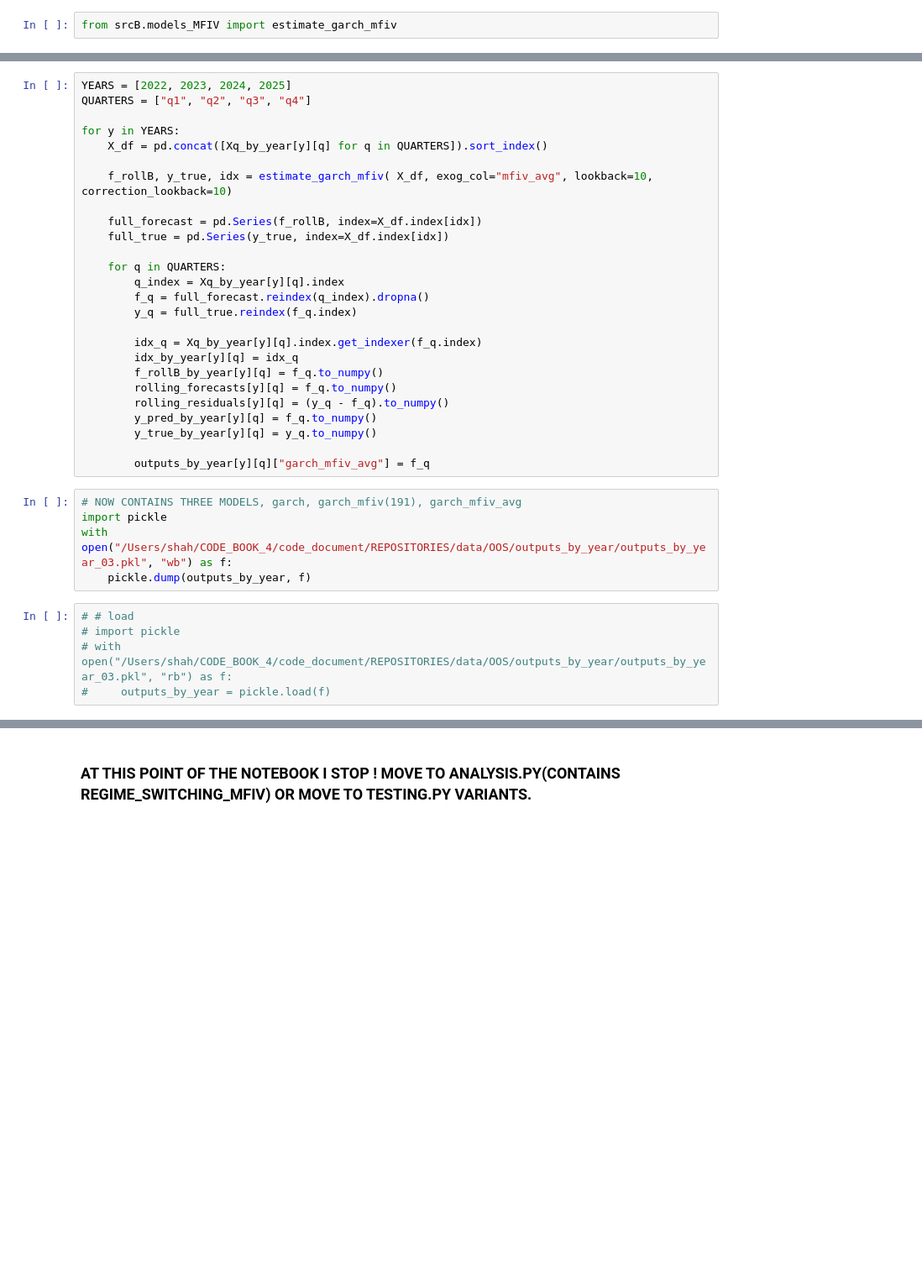
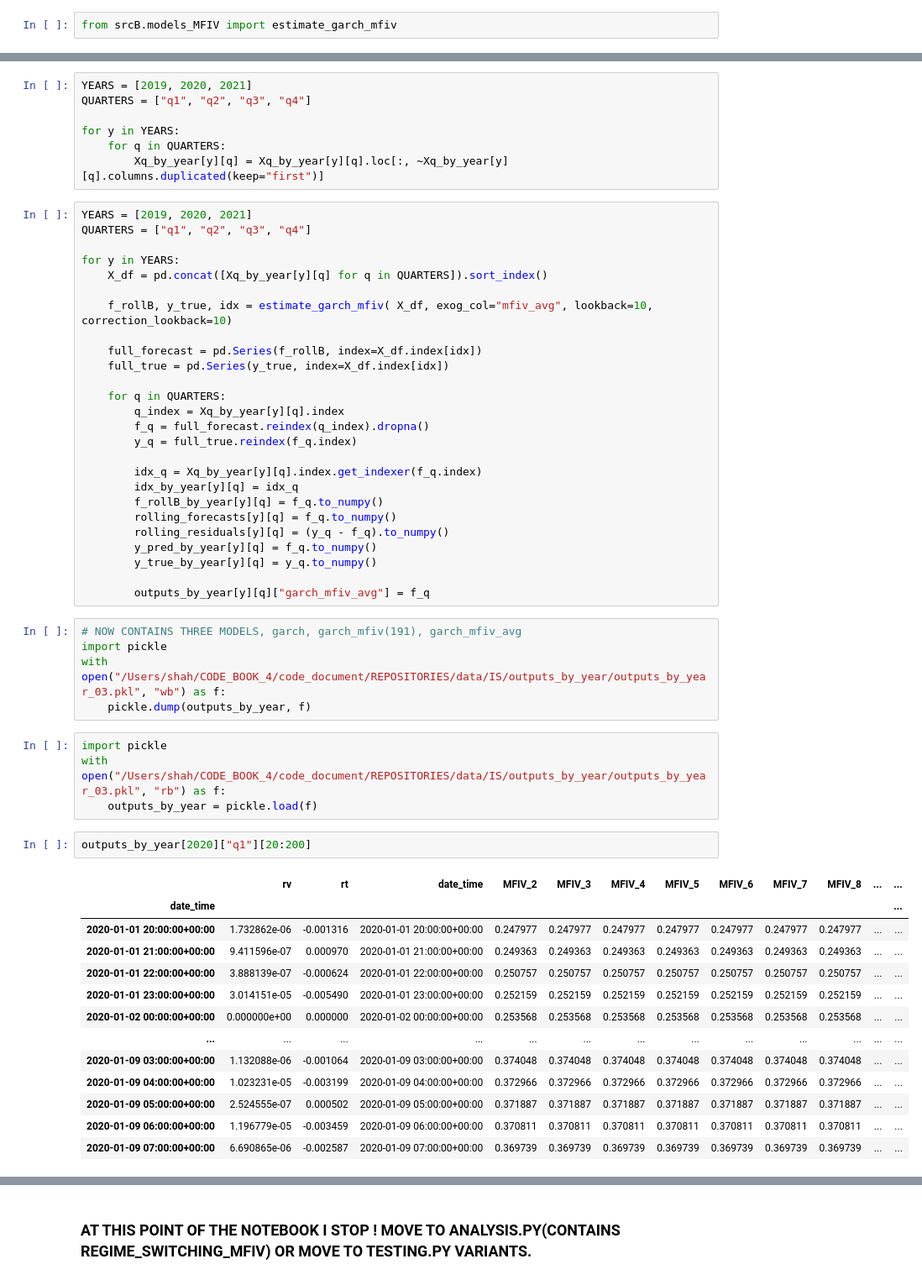
Before and after one commit to Shahahaha11/ModellingAndForecastingVolatility, a Jupyter notebook: Modelling_OOS.ipynb, the cells around one changed output, grey strips where cells are left out. Shown at 84% size. Cells and saved outputs as stored; diff of their text form; blank space fills up the shorter version.

```diff
--- a/Modelling_OOS.ipynb
+++ b/Modelling_OOS.ipynb
@@ -347,5 +304,12 @@ for y in YEARS:
+# %%
+YEARS = [2019, 2020, 2021]
+QUARTERS = ["q1", "q2", "q3", "q4"]
+
+for y in YEARS:
+    for q in QUARTERS:
+        Xq_by_year[y][q] = Xq_by_year[y][q].loc[:, ~Xq_by_year[y][q].columns.duplicated(keep="first")]
 # %%
-YEARS = [2022, 2023, 2024, 2025]
+YEARS = [2019, 2020, 2021]
 QUARTERS = ["q1", "q2", "q3", "q4"]
 
 for y in YEARS:
@@ -373,10 +337,25 @@ for y in YEARS:
 # %%
 # NOW CONTAINS THREE MODELS, garch, garch_mfiv(191), garch_mfiv_avg
 import pickle
-with open("/Users/shah/CODE_BOOK_4/code_document/REPOSITORIES/data/OOS/outputs_by_year/outputs_by_year_03.pkl", "wb") as f:
+with open("/Users/shah/CODE_BOOK_4/code_document/REPOSITORIES/data/IS/outputs_by_year/outputs_by_year_03.pkl", "wb") as f:
     pickle.dump(outputs_by_year, f)
 # %%
-# # load
-# import pickle
-# with open("/Users/shah/CODE_BOOK_4/code_document/REPOSITORIES/data/OOS/outputs_by_year/outputs_by_year_03.pkl", "rb") as f:
-#     outputs_by_year = pickle.load(f)
+import pickle
+with open("/Users/shah/CODE_BOOK_4/code_document/REPOSITORIES/data/IS/outputs_by_year/outputs_by_year_03.pkl", "rb") as f:
+    outputs_by_year = pickle.load(f)
+# %%
+outputs_by_year[2020]["q1"][20:200]
+# %% [output]
+|  | rv | rt | date_time | MFIV_2 | MFIV_3 | MFIV_4 | MFIV_5 | MFIV_6 | MFIV_7 | MFIV_8 | ... | ... |
+| date_time |  |  |  |  |  |  |  |  |  |  |  | ... |
+| 2020-01-01 20:00:00+00:00 | 1.732862e-06 | -0.001316 | 2020-01-01 20:00:00+00:00 | 0.247977 | 0.247977 | 0.247977 | 0.247977 | 0.247977 | 0.247977 | 0.247977 | ... | ... |
+| 2020-01-01 21:00:00+00:00 | 9.411596e-07 | 0.000970 | 2020-01-01 21:00:00+00:00 | 0.249363 | 0.249363 | 0.249363 | 0.249363 | 0.249363 | 0.249363 | 0.249363 | ... | ... |
+| 2020-01-01 22:00:00+00:00 | 3.888139e-07 | -0.000624 | 2020-01-01 22:00:00+00:00 | 0.250757 | 0.250757 | 0.250757 | 0.250757 | 0.250757 | 0.250757 | 0.250757 | ... | ... |
+| 2020-01-01 23:00:00+00:00 | 3.014151e-05 | -0.005490 | 2020-01-01 23:00:00+00:00 | 0.252159 | 0.252159 | 0.252159 | 0.252159 | 0.252159 | 0.252159 | 0.252159 | ... | ... |
+| 2020-01-02 00:00:00+00:00 | 0.000000e+00 | 0.000000 | 2020-01-02 00:00:00+00:00 | 0.253568 | 0.253568 | 0.253568 | 0.253568 | 0.253568 | 0.253568 | 0.253568 | ... | ... |
+| ... | ... | ... | ... | ... | ... | ... | ... | ... | ... | ... | ... | ... |
+| 2020-01-09 03:00:00+00:00 | 1.132088e-06 | -0.001064 | 2020-01-09 03:00:00+00:00 | 0.374048 | 0.374048 | 0.374048 | 0.374048 | 0.374048 | 0.374048 | 0.374048 | ... | ... |
+| 2020-01-09 04:00:00+00:00 | 1.023231e-05 | -0.003199 | 2020-01-09 04:00:00+00:00 | 0.372966 | 0.372966 | 0.372966 | 0.372966 | 0.372966 | 0.372966 | 0.372966 | ... | ... |
+| 2020-01-09 05:00:00+00:00 | 2.524555e-07 | 0.000502 | 2020-01-09 05:00:00+00:00 | 0.371887 | 0.371887 | 0.371887 | 0.371887 | 0.371887 | 0.371887 | 0.371887 | ... | ... |
+| 2020-01-09 06:00:00+00:00 | 1.196779e-05 | -0.003459 | 2020-01-09 06:00:00+00:00 | 0.370811 | 0.370811 | 0.370811 | 0.370811 | 0.370811 | 0.370811 | 0.370811 | ... | ... |
+| 2020-01-09 07:00:00+00:00 | 6.690865e-06 | -0.002587 | 2020-01-09 07:00:00+00:00 | 0.369739 | 0.369739 | 0.369739 | 0.369739 | 0.369739 | 0.369739 | 0.369739 | ... | ... |
```
Also changed, not shown: parts of 22 cells of this notebook, 30 other files.
